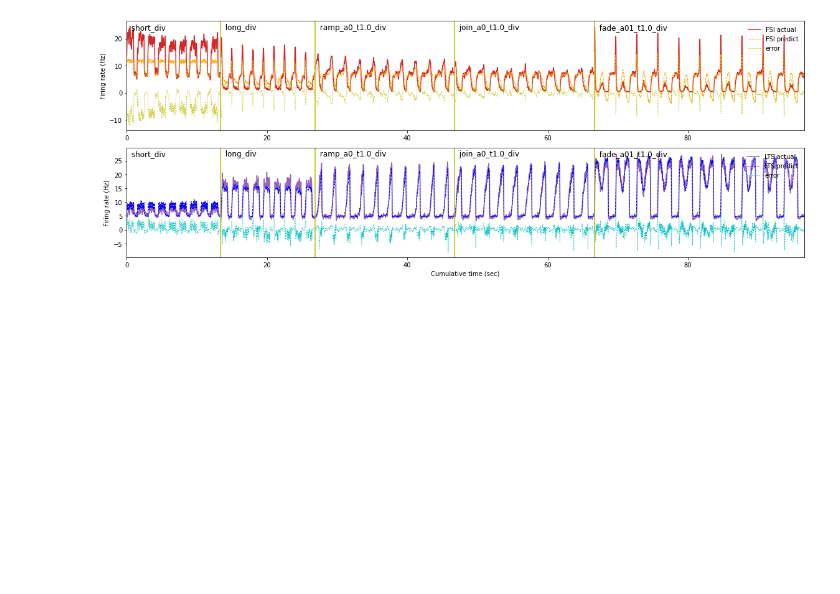
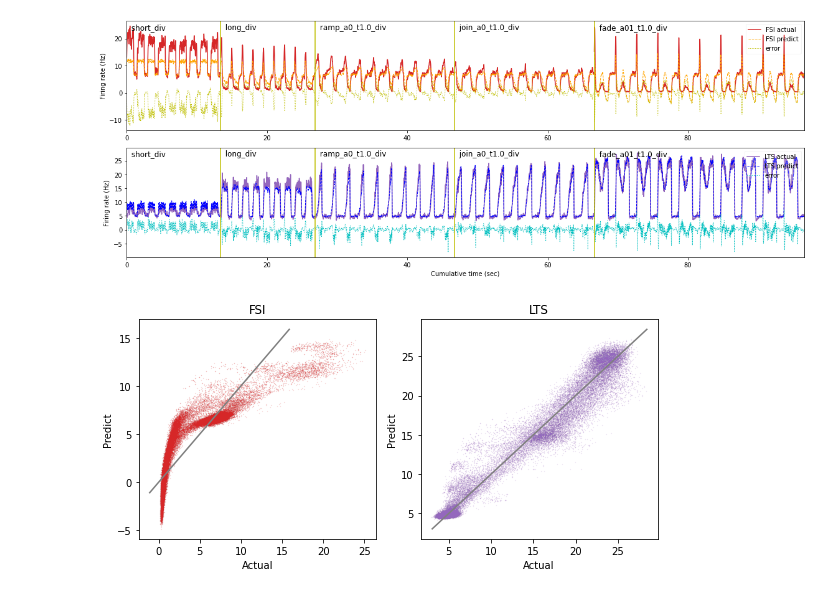
Before and after one commit to chenziao/M1ten_thousand, a Jupyter notebook: Analysis/Analyze_FR_STP.ipynb, the cells around one changed output. Cells and saved outputs as stored; diff of their text form; code cells hidden in the pictures; blank space fills up the shorter version.

```diff
--- a/Analysis/Analyze_FR_STP.ipynb
+++ b/Analysis/Analyze_FR_STP.ipynb
@@ -139,7 +139,7 @@ Minimum error:
 # %%
 error = pred_error.sel(metric='RMSE')
 
-_, axs = plt.subplots(len(param_dims), 1, figsize=(6, 6))
+axs = plt.subplots(len(param_dims), 1, figsize=(6, 3 * len(param_dims)), squeeze=False)[1].ravel()
 for ax, (pdm, label) in zip(axs, param_dims.items()):
     for p in population:
         opt_p = optimal_param.sel(population=p)
@@ -219,7 +220,7 @@ show_trials = ps.get_trials(trial_filt, trials=trials, revert_junction=False, ex
 show_slice = {tr: trial_slice[tr] for tr in show_trials}
 
 figsize = (16, 3)
-_, axs = plt.subplots(population.size, 1, figsize=(figsize[0], figsize[1] * population.size))
+axs = plt.subplots(population.size, 1, figsize=(figsize[0], figsize[1] * population.size), squeeze=False)[1].ravel()
 T = 0
 for i, (trial, idx) in enumerate(show_slice.items()):
     idx = slice(*idx)
@@ -249,3 +250,20 @@ plt.tight_layout()
 plt.show()
 # %% [output]
 [figure]
+# %%
+figsize = (4, 4)
+axs = plt.subplots(1, population.size, figsize=(figsize[0] * population.size, figsize[1]), squeeze=False)[1].ravel()
+for p, ax in zip(population, axs):
+    Ys = opt_pred.sel(population=p)
+    ax.plot(Ys.sel(output='actual'), Ys.sel(output='predict'), '.',
+            color=pop_color[p], markersize=0.1)
+    xl, yl = ax.get_xlim(), ax.get_ylim()
+    xl = [max(xl[0], yl[0]), min(xl[1], yl[1])]
+    ax.plot(xl, xl, 'gray')
+    ax.set_xlabel('Actual')
+    ax.set_ylabel('Predict')
+    ax.set_title(p)
+plt.tight_layout()
+plt.show()
+# %% [output]
+[figure, added]
```
Also changed, not shown: parts of 1 cell of this notebook, 3 other files.
